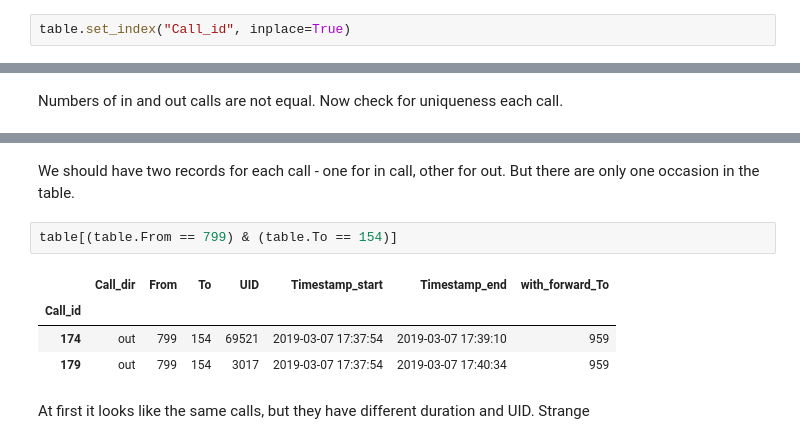
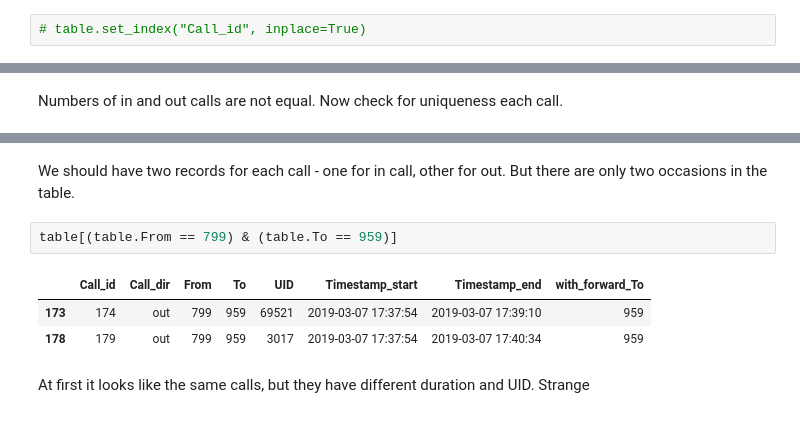
Before and after one commit to 4ku/Call_logs_analysis, a Jupyter notebook: Task.ipynb, the cells around one changed output, grey strips where cells are left out. Saved outputs shown, nothing was run; the diff lists cells and outputs as text.

```diff
--- a/Task.ipynb
+++ b/Task.ipynb
@@ -223,7 +223,7 @@ data[4].Description[1]
 # %%
 table = data[2]
 # %%
-table.set_index("Call_id", inplace=True)
+# table.set_index("Call_id", inplace=True)
 # %%
 table.head()
 # %% [output]
@@ -267,12 +266,11 @@ Length: 998, dtype: int64
 # %% [markdown]
-We should have two records for each call - one for in call, other for out. But there are only one occasion in the table.
+We should have two records for each call - one for in call, other for out. But there are only two occasions in the table.
 # %%
-table[(table.From == 799) & (table.To == 154)]
+table[(table.From == 799) & (table.To == 959)]
 # %% [output]
-|  | Call_dir | From | To | UID | Timestamp_start | Timestamp_end | with_forward_To |
-| Call_id |  |  |  |  |  |  |  |
-| 174 | out | 799 | 154 | 69521 | 2019-03-07 17:37:54 | 2019-03-07 17:39:10 | 959 |
-| 179 | out | 799 | 154 | 3017 | 2019-03-07 17:37:54 | 2019-03-07 17:40:34 | 959 |
+|  | Call_id | Call_dir | From | To | UID | Timestamp_start | Timestamp_end | with_forward_To |
+| 173 | 174 | out | 799 | 959 | 69521 | 2019-03-07 17:37:54 | 2019-03-07 17:39:10 | 959 |
+| 178 | 179 | out | 799 | 959 | 3017 | 2019-03-07 17:37:54 | 2019-03-07 17:40:34 | 959 |
 # %% [markdown]
 At first it looks like the same calls, but they have different duration and UID. Strange
 # %% [markdown]
```
Also changed, not shown: parts of 13 cells of this notebook, 1 other file.
